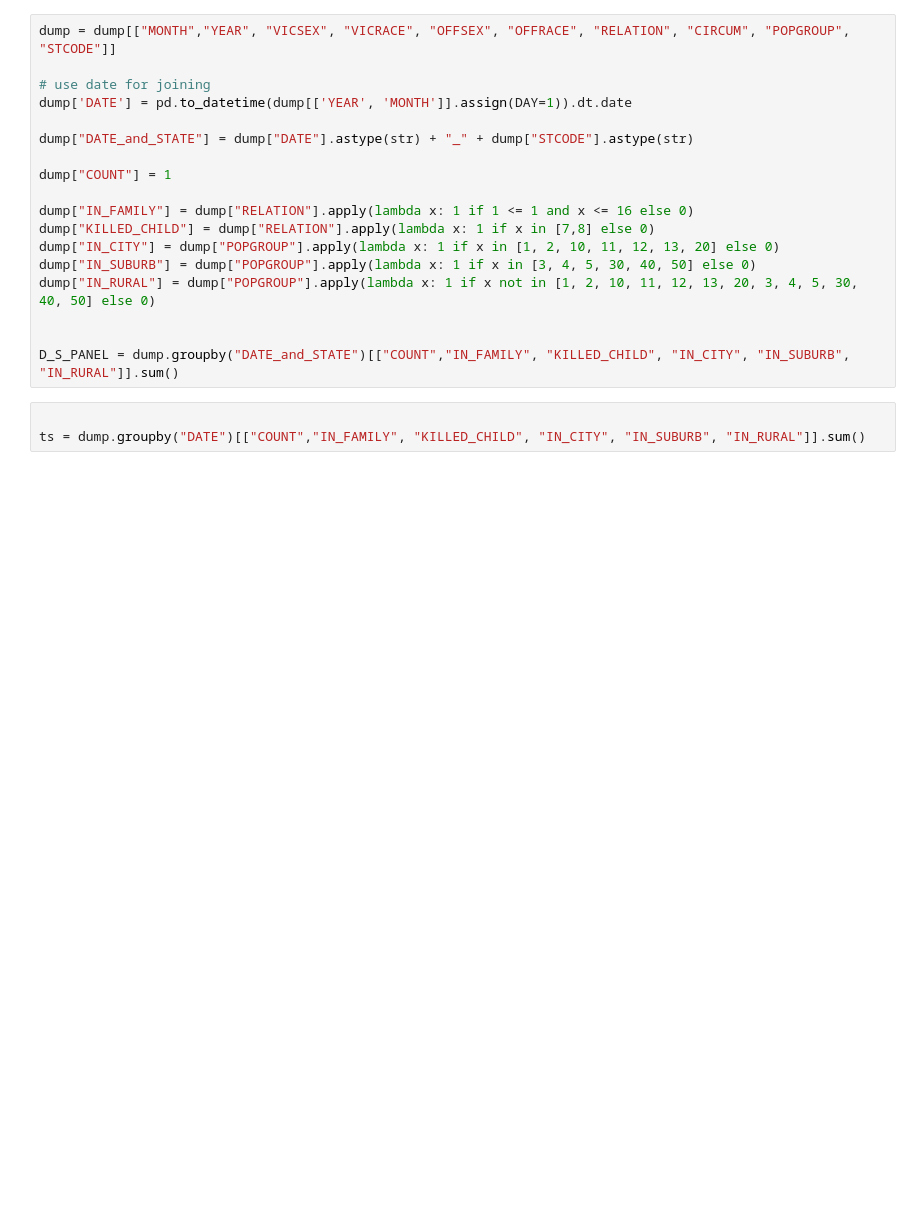
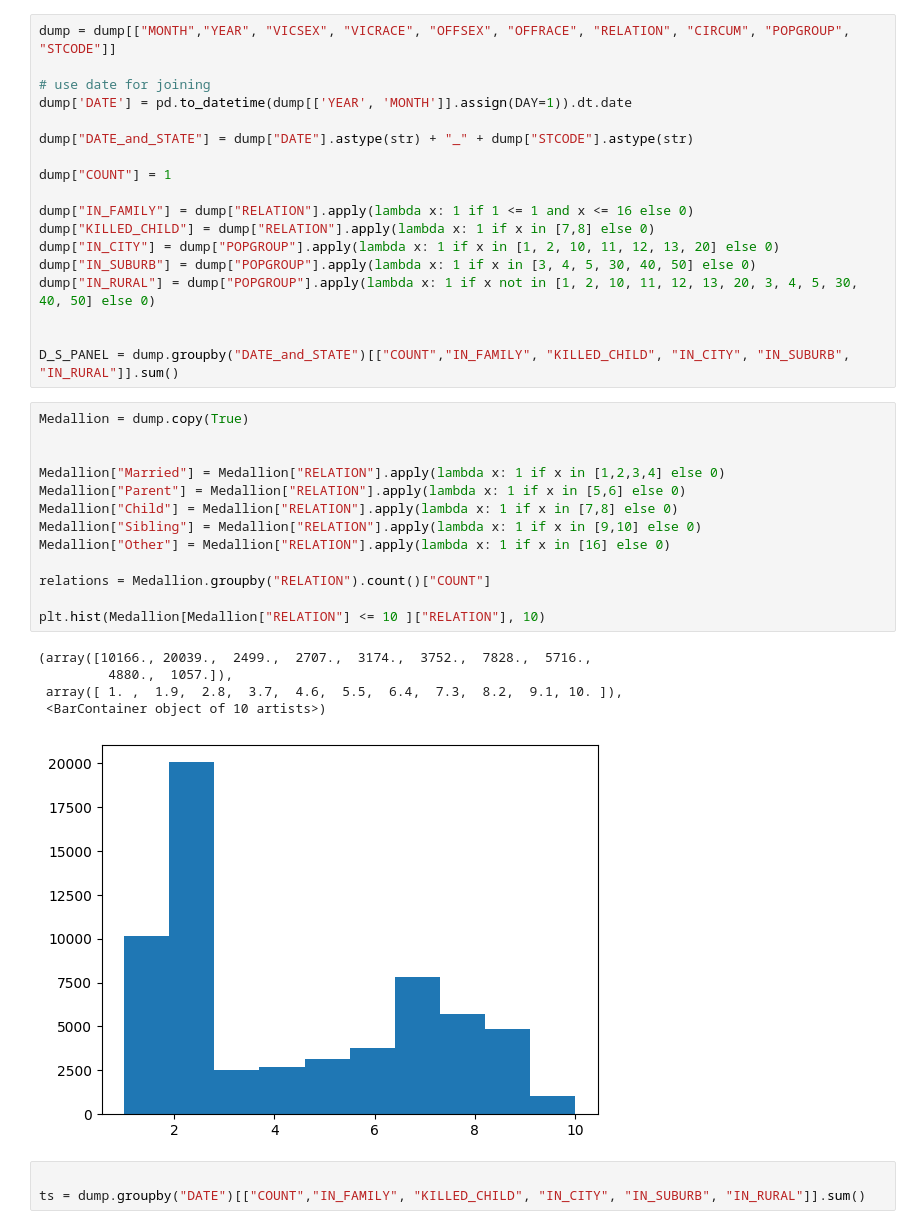
Before and after one commit to parleon/evo_eco, a Jupyter notebook: Assignment/A1.ipynb, the cells around one changed output. Drawn from its saved outputs; the diff is of its cells as text; blank space fills up the shorter version.

```diff
--- a/Assignment/A1.ipynb
+++ b/Assignment/A1.ipynb
@@ -29,6 +29,25 @@ dump["IN_RURAL"] = dump["POPGROUP"].apply(lambda x: 1 if x not in [1, 2, 10, 11,
 
 
 D_S_PANEL = dump.groupby("DATE_and_STATE")[["COUNT","IN_FAMILY", "KILLED_CHILD", "IN_CITY", "IN_SUBURB", "IN_RURAL"]].sum()
+# %%
+Medallion = dump.copy(True)
+
+
+Medallion["Married"] = Medallion["RELATION"].apply(lambda x: 1 if x in [1,2,3,4] else 0)
+Medallion["Parent"] = Medallion["RELATION"].apply(lambda x: 1 if x in [5,6] else 0)
+Medallion["Child"] = Medallion["RELATION"].apply(lambda x: 1 if x in [7,8] else 0)
+Medallion["Sibling"] = Medallion["RELATION"].apply(lambda x: 1 if x in [9,10] else 0)
+Medallion["Other"] = Medallion["RELATION"].apply(lambda x: 1 if x in [16] else 0)
+
+relations = Medallion.groupby("RELATION").count()["COUNT"]
+
+plt.hist(Medallion[Medallion["RELATION"] <= 10 ]["RELATION"], 10)
+# %% [output]
+(array([10166., 20039.,  2499.,  2707.,  3174.,  3752.,  7828.,  5716.,
+         4880.,  1057.]),
+ array([ 1. ,  1.9,  2.8,  3.7,  4.6,  5.5,  6.4,  7.3,  8.2,  9.1, 10. ]),
+ <BarContainer object of 10 artists>)
+[figure, added]
 # %%
 
 ts = dump.groupby("DATE")[["COUNT","IN_FAMILY", "KILLED_CHILD", "IN_CITY", "IN_SUBURB", "IN_RURAL"]].sum()
```
Also changed, not shown: parts of 4 cells of this notebook, 7 other files.
